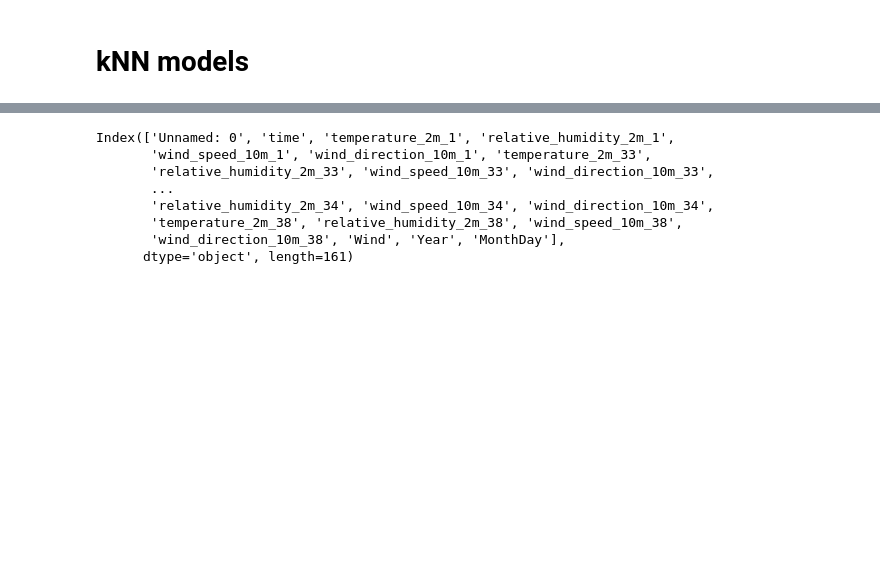
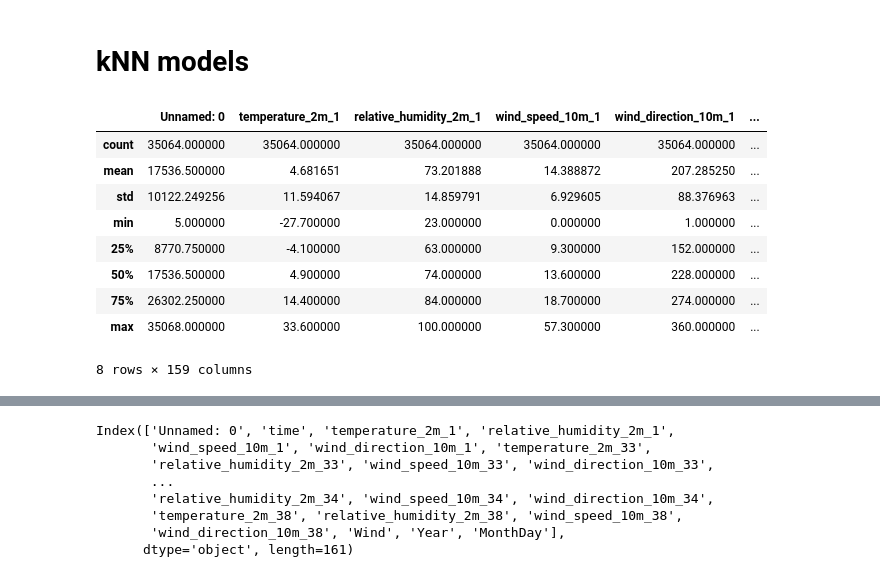
Before and after one commit to AndreaFodor/windPower, a Jupyter notebook: EDA/kNN_model.ipynb, the cells around one changed output, grey strips where cells are left out. Cells and saved outputs as stored; diff of their text form; code cells hidden in the pictures; blank space fills up the shorter version.

```diff
--- a/EDA/kNN_model.ipynb
+++ b/EDA/kNN_model.ipynb
@@ -10,3 +10,16 @@ from seaborn import set_style
 set_style("whitegrid")
 # %%
 df = pd.read_csv("../data/final_dataframes/main_training_dataframe.csv")
+# %%
+df.describe()
+# %% [output]
+|  | Unnamed: 0 | temperature_2m_1 | relative_humidity_2m_1 | wind_speed_10m_1 | wind_direction_10m_1 | ... |
+| count | 35064.000000 | 35064.000000 | 35064.000000 | 35064.000000 | 35064.000000 | ... |
+| mean | 17536.500000 | 4.681651 | 73.201888 | 14.388872 | 207.285250 | ... |
+| std | 10122.249256 | 11.594067 | 14.859791 | 6.929605 | 88.376963 | ... |
+| min | 5.000000 | -27.700000 | 23.000000 | 0.000000 | 1.000000 | ... |
+| 25% | 8770.750000 | -4.100000 | 63.000000 | 9.300000 | 152.000000 | ... |
+| 50% | 17536.500000 | 4.900000 | 74.000000 | 13.600000 | 228.000000 | ... |
+| 75% | 26302.250000 | 14.400000 | 84.000000 | 18.700000 | 274.000000 | ... |
+| max | 35068.000000 | 33.600000 | 100.000000 | 57.300000 | 360.000000 | ... |
+8 rows × 159 columns
```
Also changed, not shown: parts of 6 cells of this notebook.
